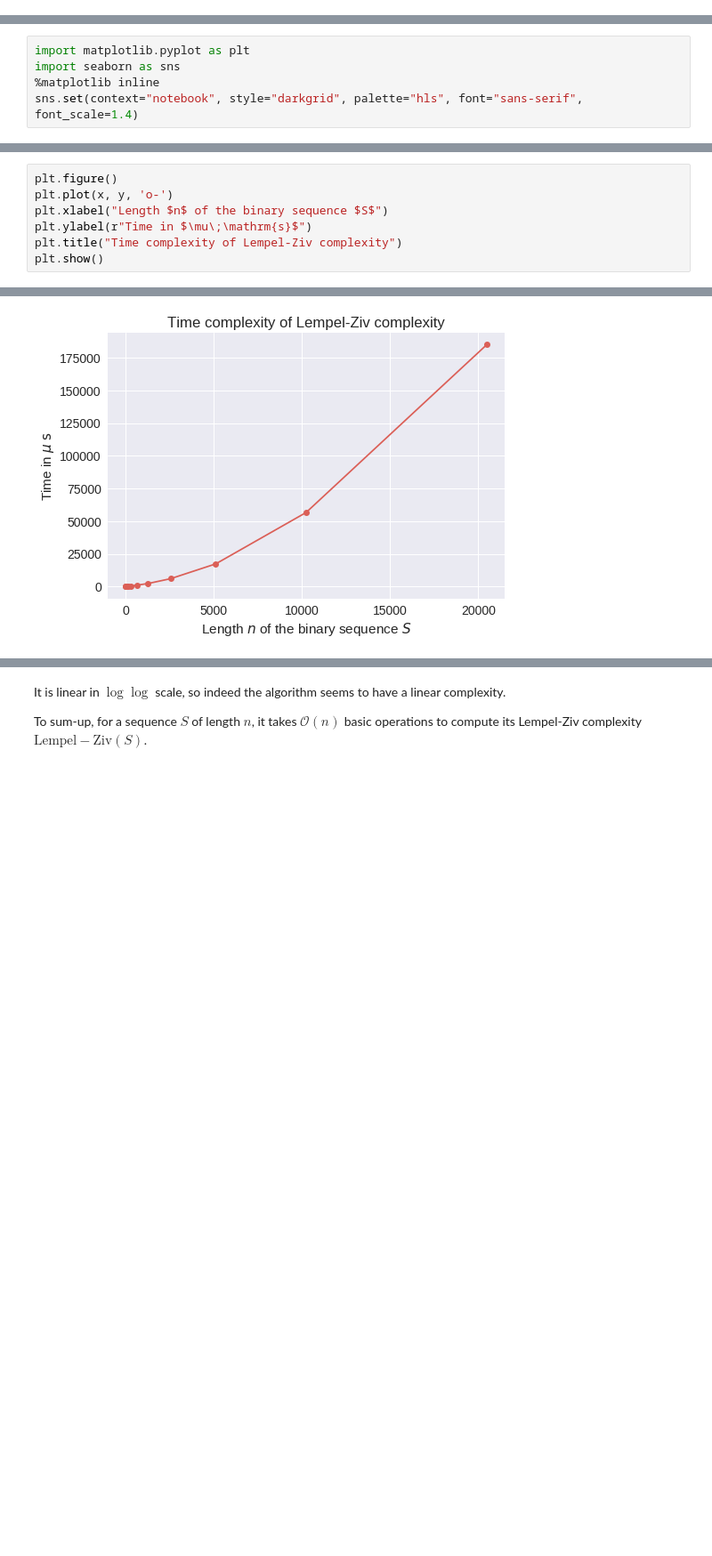
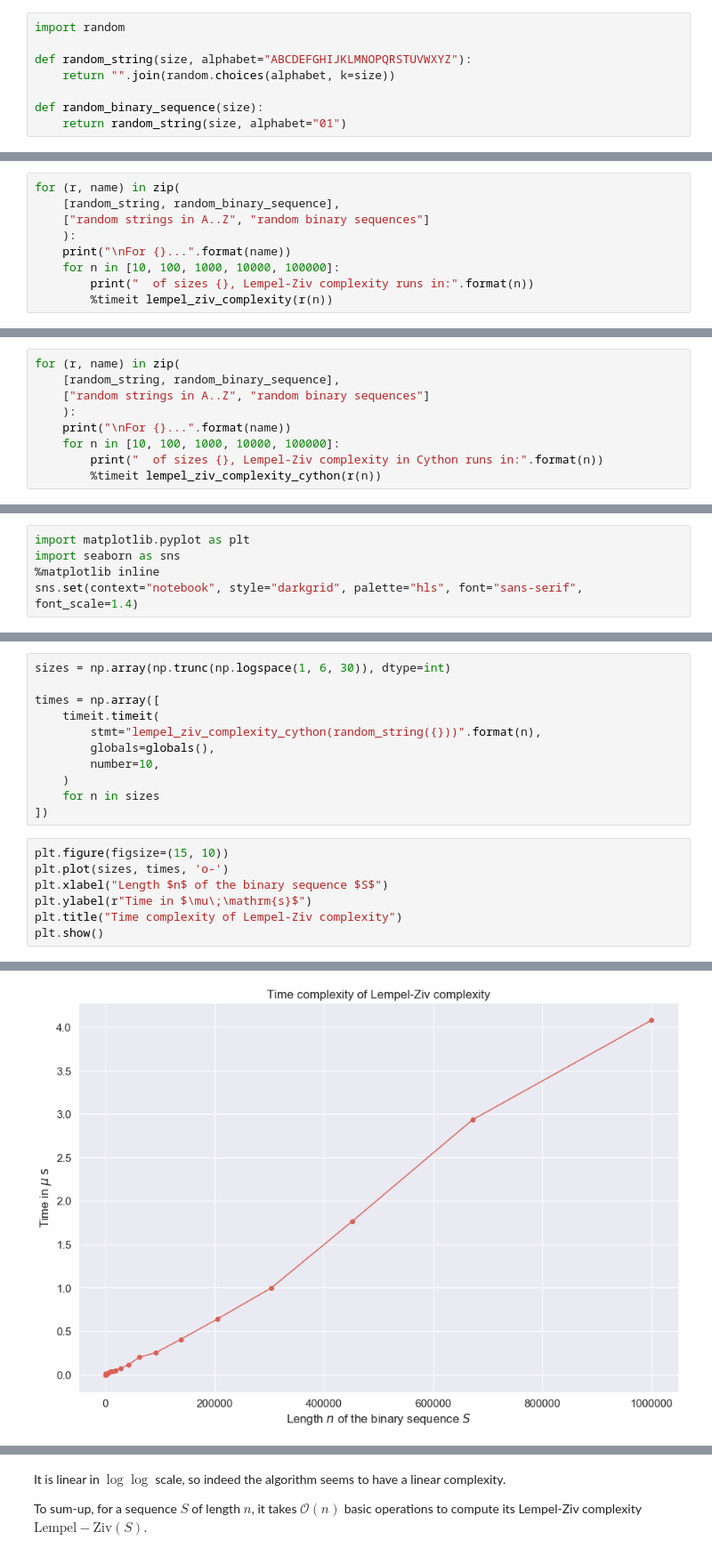
Before and after one commit to Naereen/LempelZiv.jl, a Jupyter notebook: Short_study_of_the_Lempel-Ziv_complexity.ipynb, the cells around one changed output, grey strips where cells are left out. Shown at 89% size. Drawn from its saved outputs; the diff is of its cells as text; blank space fills up the shorter version.

Commit message:
Update, see https://github.com/Naereen/Lempel-Ziv_Complexity/issues/5

```diff
--- a/Short_study_of_the_Lempel-Ziv_complexity.ipynb
+++ b/Short_study_of_the_Lempel-Ziv_complexity.ipynb
@@ -98,0 +96,8 @@ lempel_ziv_complexity('100111101100001000001010')  # 1 / 0 / 01 / 1110 / 1100 /
+# %%
+import random
+
+def random_string(size, alphabet="ABCDEFGHIJKLMNOPQRSTUVWXYZ"):
+    return "".join(random.choices(alphabet, k=size))
+
+def random_binary_sequence(size):
+    return random_string(size, alphabet="01")
@@ -98,0 +110,9 @@ lempel_ziv_complexity('100111101100001000001010')  # 1 / 0 / 01 / 1110 / 1100 /
+# %%
+for (r, name) in zip(
+    [random_string, random_binary_sequence],
+    ["random strings in A..Z", "random binary sequences"]
+    ):
+    print("\nFor {}...".format(name))
+    for n in [10, 100, 1000, 10000, 100000]:
+        print("  of sizes {}, Lempel-Ziv complexity runs in:".format(n))
+        %timeit lempel_ziv_complexity(r(n))
@@ -174,0 +200,9 @@ lempel_ziv_complexity_cython('100111101100001000001010')  # 1 / 0 / 01 / 1110 /
+# %%
+for (r, name) in zip(
+    [random_string, random_binary_sequence],
+    ["random strings in A..Z", "random binary sequences"]
+    ):
+    print("\nFor {}...".format(name))
+    for n in [10, 100, 1000, 10000, 100000]:
+        print("  of sizes {}, Lempel-Ziv complexity in Cython runs in:".format(n))
+        %timeit lempel_ziv_complexity_cython(r(n))
@@ -423,6 +470,17 @@ y = [18, 30, 55, 107, 205, 471, 977, 2270, 5970, 17300, 56600, 185000]
+# %%
+sizes = np.array(np.trunc(np.logspace(1, 6, 30)), dtype=int)
+
+times = np.array([
+    timeit.timeit(
+        stmt="lempel_ziv_complexity_cython(random_string({}))".format(n),
+        globals=globals(),
+        number=10,
+    )
+    for n in sizes
+])
 # %%
-plt.figure()
-plt.plot(x, y, 'o-')
+plt.figure(figsize=(15, 10))
+plt.plot(sizes, times, 'o-')
 plt.xlabel("Length $n$ of the binary sequence $S$")
 plt.ylabel(r"Time in $\mu\;\mathrm{s}$")
 plt.title("Time complexity of Lempel-Ziv complexity")
@@ -436,2 +494,2 @@ plt.show()
-[figure, old version]
+[figure, new version]
 # %%
```
Also changed, not shown: parts of 57 cells of this notebook, 3 other files.
